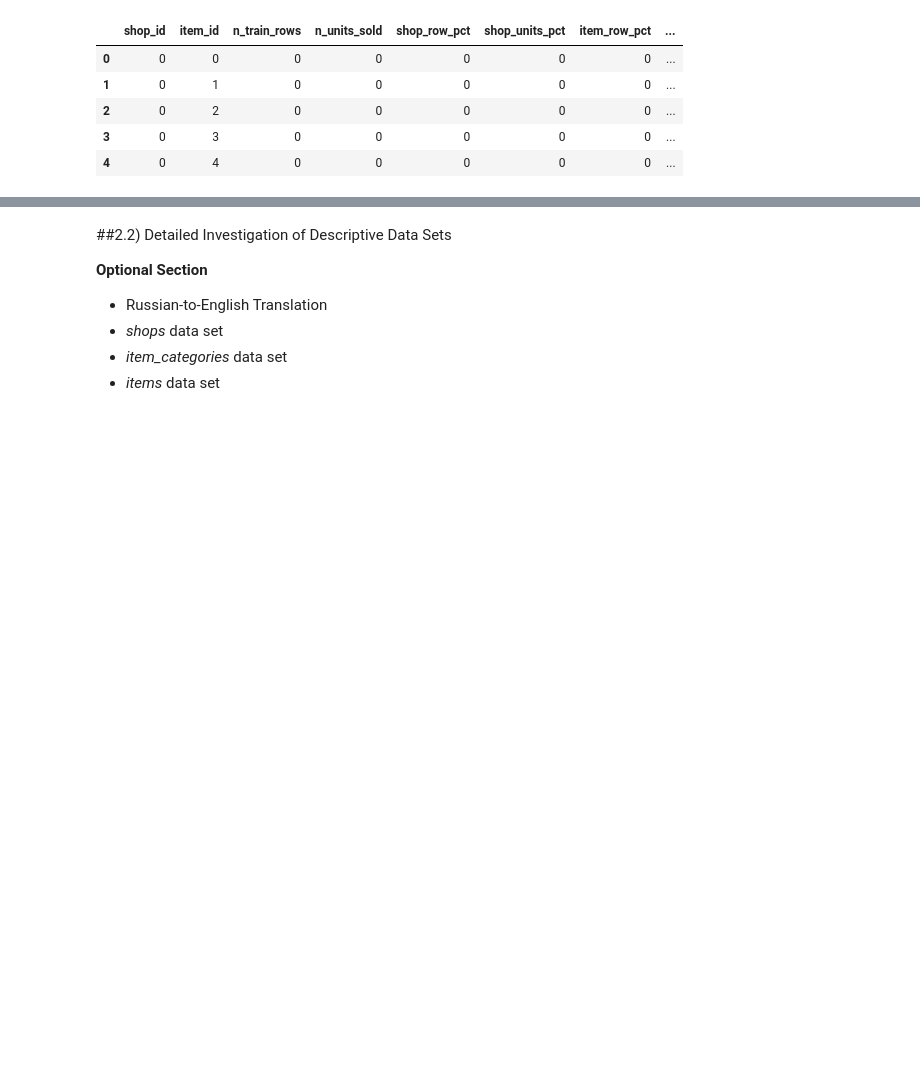
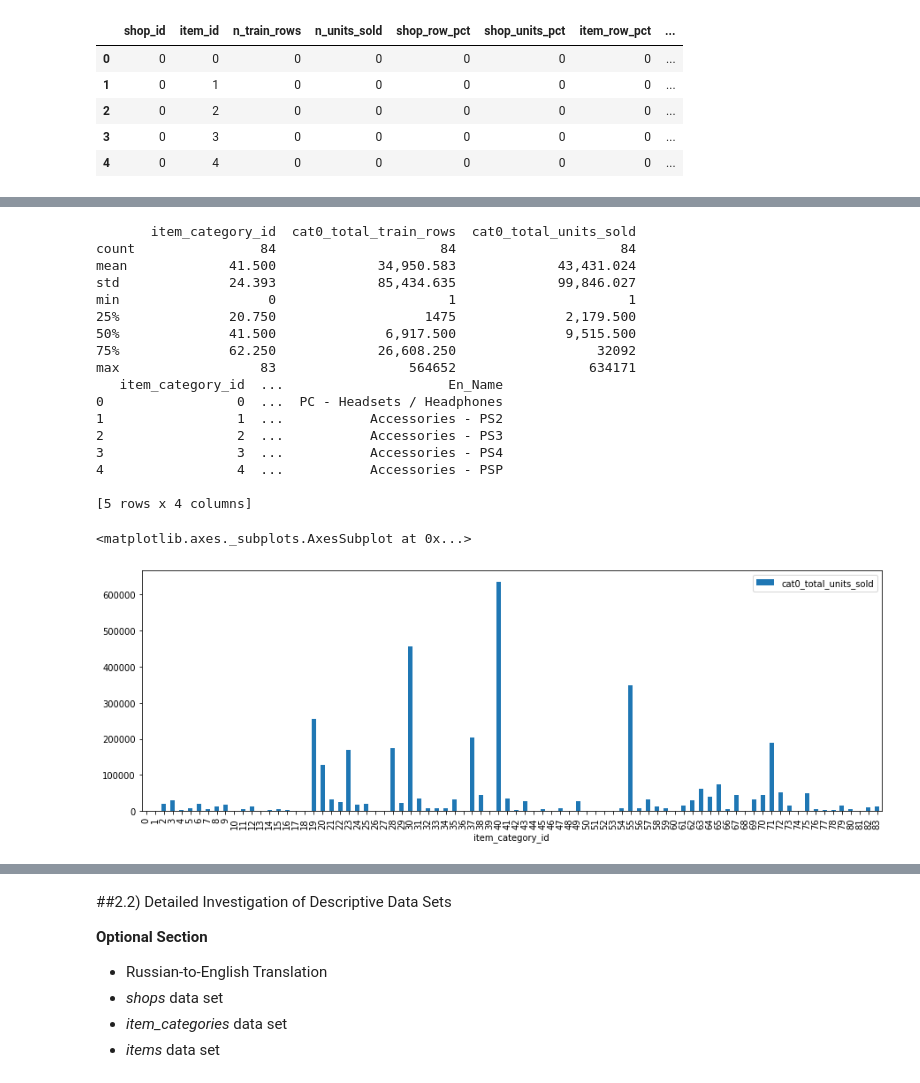
Before and after one commit to migai/Kag, a Jupyter notebook: ipynb_versions/MG_EDA_v2.7 correlation heatmaps.ipynb, the cells around one changed output, grey strips where cells are left out. Saved outputs shown, nothing was run; the diff lists cells and outputs as text; code cells hidden in the pictures; blank space fills up the shorter version.

Commit message:
v2.7 shop-category correlation begins

```diff
--- a/ipynb_versions/MG_EDA_v2.7 correlation heatmaps.ipynb
+++ b/ipynb_versions/MG_EDA_v2.7 correlation heatmaps.ipynb
@@ -915,0 +940,10 @@ Observations:
+# %%
+# How many rows in the sales_train set for each category?  How many total units of each category were sold (per the sales_train dataset)?
+# Let's do this for the original "item_category_id" as well as "Subcategory1" and "Subcategory2"
+#    --> start by giving the 2 augmented subcategories their own associated id numbers for simpler plot labeling, etc.
+item_categories_augmented.Subcategory1 = pd.Categorical(item_categories_augmented.Subcategory1)
+item_categories_augmented.Subcategory2 = pd.Categorical(item_categories_augmented.Subcategory2)
+item_categories_augmented['cat1_id'] = item_categories_augmented.Subcategory1.cat.codes
+item_categories_augmented['cat2_id'] = item_categories_augmented.Subcategory2.cat.codes
+
+item_categories_augmented.head(10)
@@ -915,0 +962,6 @@ Observations:
+# %%
+# Merge the item category information with the sales_train data
+train_cats = sales_train.merge(items[['item_id','item_category_id']], on = 'item_id')
+# sort on shops so we can get a look at several different items to verify all is ok
+train_cats = train_cats.merge(item_categories_augmented[['item_category_id','cat1_id','cat2_id']], on = 'item_category_id').sort_values('shop_id')
+train_cats.head(7)
@@ -915,0 +977,30 @@ Observations:
+# %%
+# Sales by category:
+cat0_sales = train_cats.groupby("item_category_id", as_index=False).agg({'item_cnt_day': ['count', 'sum']})
+cat0_sales.columns = ['item_category_id','cat0_total_train_rows','cat0_total_units_sold']
+cat0_sales = cat0_sales.merge(item_categories_augmented[['item_category_id','En_Name']], on = 'item_category_id')
+print(cat0_sales.describe())
+print(cat0_sales.head())
+
+plt.rcParams["figure.figsize"] = [15,5]
+cat0_sales.plot(kind='bar',x='item_category_id',y='cat0_total_units_sold')
+# %% [output]
+       item_category_id  cat0_total_train_rows  cat0_total_units_sold
+count                84                     84                     84
+mean             41.500             34,950.583             43,431.024
+std              24.393             85,434.635             99,846.027
+min                   0                      1                      1
+25%              20.750                   1475              2,179.500
+50%              41.500              6,917.500              9,515.500
+75%              62.250             26,608.250                  32092
+max                  83                 564652                 634171
+   item_category_id  ...                     En_Name
+0                 0  ...  PC - Headsets / Headphones
+1                 1  ...           Accessories - PS2
+2                 2  ...           Accessories - PS3
+3                 3  ...           Accessories - PS4
+4                 4  ...           Accessories - PSP
+
+[5 rows x 4 columns]
+<matplotlib.axes._subplots.AxesSubplot at 0x...>
+[figure, added]
```
Also changed, not shown: parts of 25 cells of this notebook, 1 other file.
